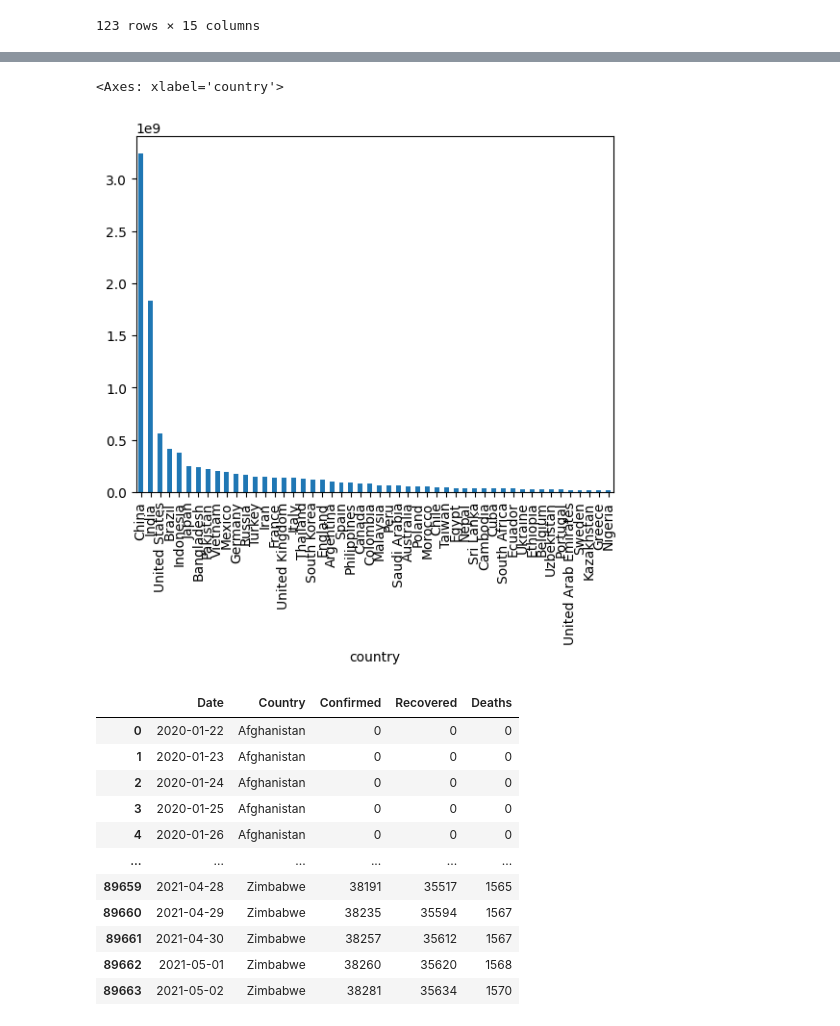
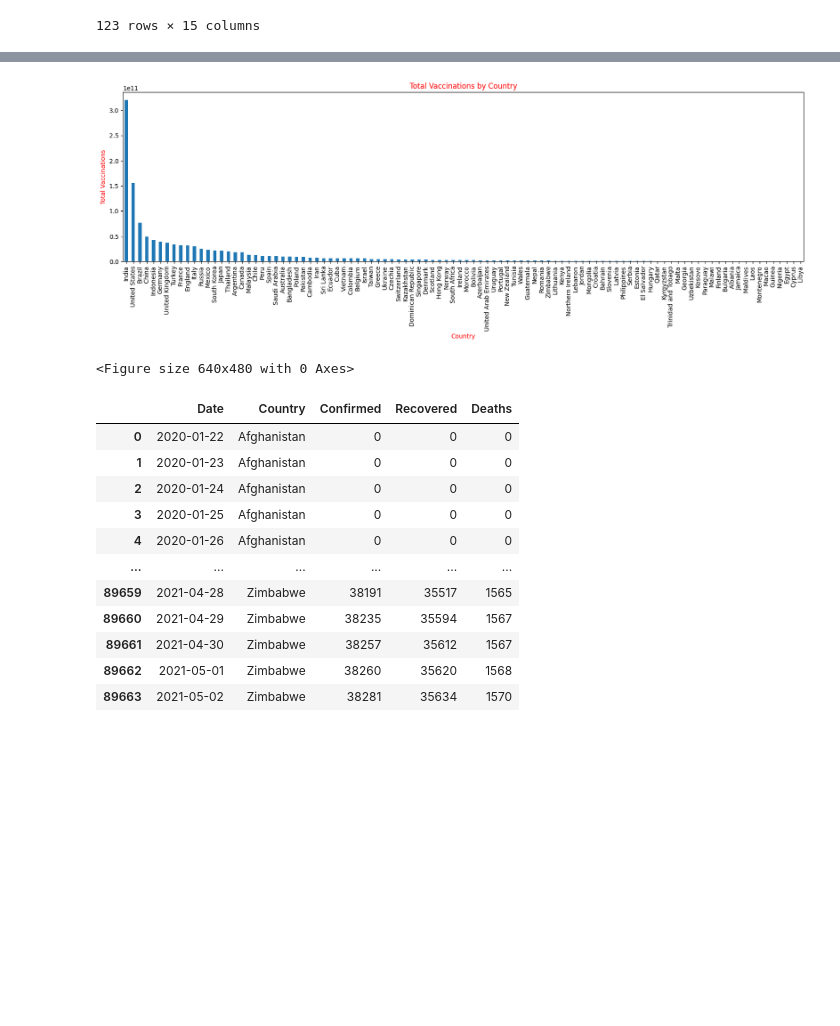
Before and after one commit to kevinshea303/Group-3-Project-1, a Jupyter notebook: vaccinations.ipynb, the cells around one changed output, grey strips where cells are left out. Saved outputs shown, nothing was run; the diff lists cells and outputs as text; code cells hidden in the pictures; blank space fills up the shorter version.

```diff
--- a/vaccinations.ipynb
+++ b/vaccinations.ipynb
@@ -97,10 +93,17 @@ vaccination_sum_df
 dtype: float64
-# %%
-# plot
-highest_vac_df.plot(kind='bar')
-# %% [output]
-<Axes: xlabel='country'>
-[figure, removed]
+# %%
+# plot
+
+vaccination_sum_df.plot(kind='bar', figsize=(20, 5)), plt.xlabel('Country', color = 'red'), plt.ylabel('Total Vaccinations', color='red'), plt.title('Total Vaccinations by Country', color = 'red'), plt.savefig('Vaccinations by country.png')
+#vaccination_sum_df.plot(kind='line')
+#plt.ylim(0, 1000000000)
+#plt.bar(vaccination_sum_df.index, vaccination_sum_df.values)
+plt.show()
+plt.savefig('Vaccinations by country.png')
+#vaccination_sum_df.plot(kind='line')
+# %% [output]
+[figure, added]
+<Figure size 640x480 with 0 Axes>
 # %%
 covid_path = Path('countries-aggregated.csv')
 covid_df = pd.read_csv(covid_path).dropna()
```
Also changed, not shown: parts of 6 cells of this notebook.
